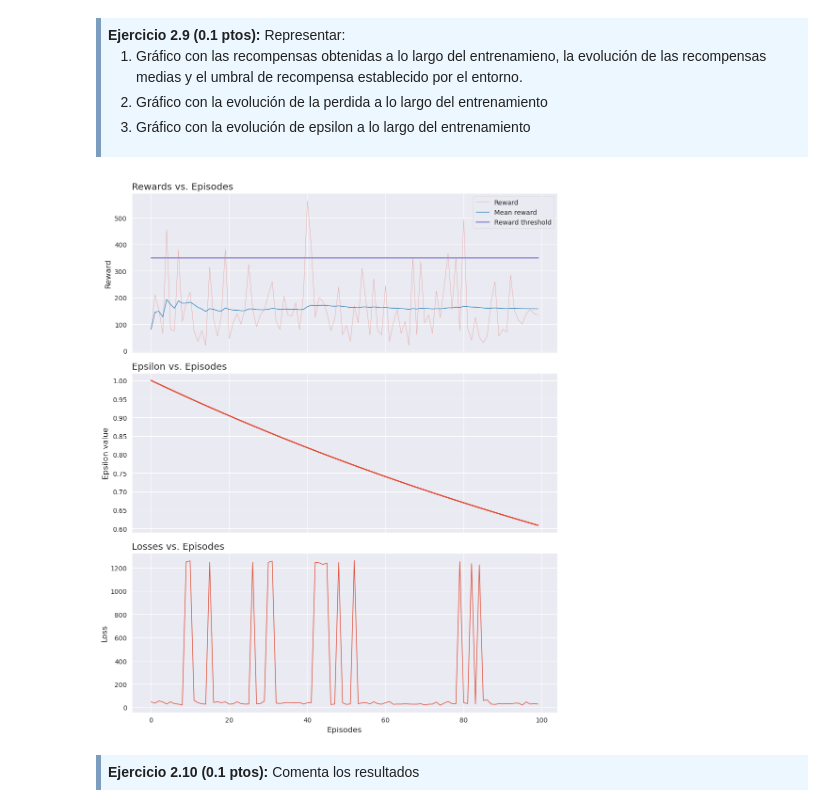
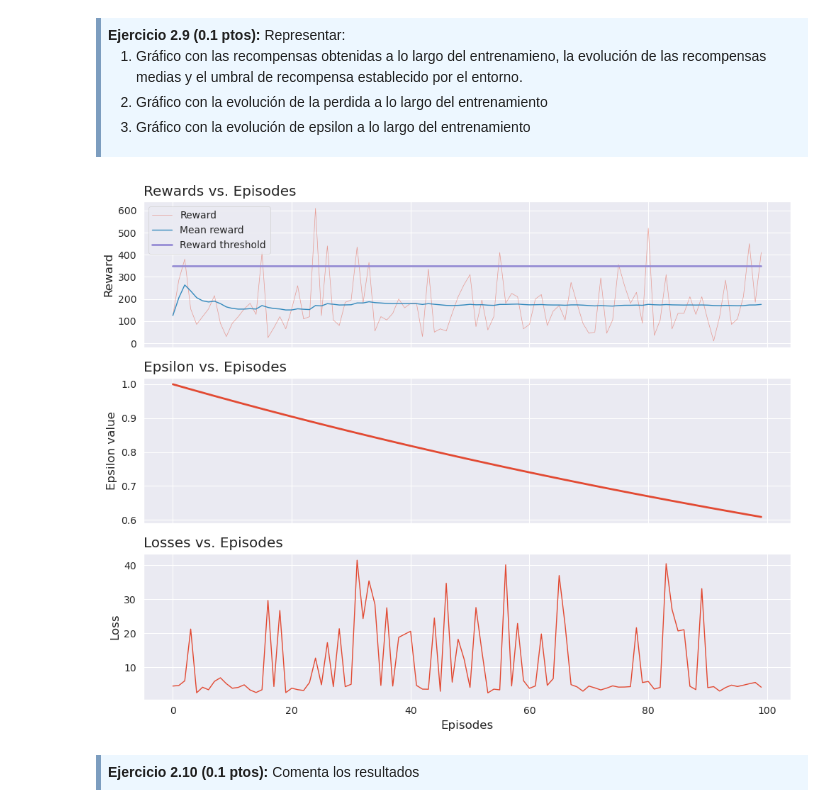
Before and after one commit to gvillalba86/ReinforcementLearning, a Jupyter notebook: PEC2_Approximation_Models/M2.883_2022_1_PEC2-gvillalbaa.ipynb, the cells around one changed output. Cells and saved outputs as stored; diff of their text form; code cells hidden in the pictures.

```diff
--- a/PEC2_Approximation_Models/M2.883_2022_1_PEC2-gvillalbaa.ipynb
+++ b/PEC2_Approximation_Models/M2.883_2022_1_PEC2-gvillalbaa.ipynb
@@ -789,6 +781,7 @@ class DQNAgent:
         nblock: bloque de los X últimos episodios de los que se calculará la media de recompensa
         reward_threshold: umbral de recompensa
         device: dispositivo
+        actions: array de acciones posibles
         """
 
         self.env = env
@@ -802,6 +795,7 @@ class DQNAgent:
         self.nblock = nblock
         self.reward_threshold = reward_threshold
         self.device = device
+        self.actions = [i for i in range(env.action_space.n)]
         self.initialize()
 
     ###############################################################
@@ -819,13 +813,23 @@ class DQNAgent:
         self.state0 = self.env.reset()
 
 
+    ### e-greedy method
+    def get_action(self, state, epsilon=0.05):
+        if np.random.random() < epsilon:
+            action = np.random.choice(self.actions)
+        else:
+            qvals = self.main_network.get_qvals(state)
+            action= torch.max(qvals, dim=-1)[1].item()
+        return action
+
+
     #################################################################################
     ######TODO 3:  Tomar nueva acción ###############################################
     def take_step(self, eps, mode='train'):
         if mode == 'explore':
             action = self.env.action_space.sample()  # acción aleatoria en el burn-in
         else:
-            action = self.main_network.get_action(self.state0, eps)# acción a partir del valor de Q (elección de la acción con mejor Q)
+            action = self.get_action(self.state0, eps)# acción a partir del valor de Q (elección de la acción con mejor Q)
             self.step_count += 1
 
         #TODO: Realización de la acción y obtención del nuevo estado y la recompensa.
@@ -886,7 +890,8 @@ class DQNAgent:
                     ##################################################################
                     self.training_rewards.append(self.total_reward) # guardamos las recompensas obtenidas
                     self.epsilons.append(self.epsilon) # guardamos los epsilon
-                    self.losses.append(max(self.update_loss)) # guardamos las pérdidas
+                    ep_loss = np.mean(np.array(self.update_loss)) # calculamos la media de la loss
+                    self.losses.append(ep_loss) # guardamos las pérdidas
 
                     #######################################################################################
                     ###TODO 7: calcular la media de recompensa de los últimos X episodios, y almacenar#####
@@ -897,7 +902,7 @@ class DQNAgent:
                     ### Add to tensorboard
                     if self.writer is not None:
                         self.writer.add_scalar("epsilon", self.epsilon, episode)
-                        self.writer.add_scalar("loss", max(self.update_loss), episode)
+                        self.writer.add_scalar("loss", ep_loss, episode)
                         self.writer.add_scalar("reward", self.total_reward, episode)
                         self.writer.add_scalar("mean_reward", mean_rewards, episode)
 
@@ -905,8 +910,8 @@ class DQNAgent:
 
                     ##################################################################
 
-                    print("\rEpisode {:d} Mean Rewards {:.2f} Epsilon {} , Maximo {:.2f}\t\t".format(
-                        episode, mean_rewards, self.epsilon,maximo), end="")
+                    print("\rEpisode {:d} Mean Rewards {:.2f} Epsilon {} , Loss {:.2f}\t\t".format(
+                        episode, mean_rewards, self.epsilon, ep_loss), end="")
 
                     # Comprobar si se ha llegado al máximo de episodios
                     if episode >= max_episodes:
@@ -1010,7 +1015,7 @@ device = "cuda" if torch.cuda.is_available() else "cpu"
 print(f'Using device: {device}')
 
 # SummaryWriter to send to TensorBoard
-writer = SummaryWriter()
+writer = SummaryWriter(Path('runs') / 'DQN' / datetime.now().strftime("%Y-%m-%d_%H-%M-%S"))
 
 # Experience Replay Buffer
 buffer = experienceReplayBuffer(memory_size=MEMORY_SIZE, burn_in=BURN_IN)
@@ -1020,7 +1025,7 @@ dqn = DQN_CNN(env, learning_rate=LR, device=device)
 writer.add_graph(dqn, torch.Tensor(env.reset()).to(device).unsqueeze(0))
 
 # Agent definition
-agent = DQNAgent(
+DQN_agent = DQNAgent(
     env=env,
     main_network=dqn,
     device=device,
@@ -1034,7 +1039,7 @@ agent = DQNAgent(
     )
 
 # Train agent
-agent.train(
+DQN_agent.train(
     gamma=GAMMA,
     max_episodes=MAX_EPISODES,
     batch_size=BATCH_SIZE,
@@ -1056,38 +1061,38 @@ Episode limit reached.
         <li>Gráfico con la evolución de epsilon a lo largo del entrenamiento</li>
 </div>
 # %%
-def plot_results(rewards=0, mean_rewards=0, reward_threshold=0, losses=0, epsilon=0):
+def plot_results(rewards:list, mean_rewards:list, reward_threshold:int, losses:list, epsilon:list):
     sns.set_style('darkgrid')
     # Rewards
-    fig, ax = plt.subplots(3, 1, figsize=(10, 12), sharex=True)
-    episodes = range(len(agent.training_rewards))
+    fig, ax = plt.subplots(3, 1, figsize=(10, 8), sharex=True)
+    episodes = range(len(rewards))
     sns.lineplot(x=episodes, y=rewards, label='Reward', ax=ax[0], lw=0.5, alpha=0.5)
     sns.lineplot(x=episodes, y=mean_rewards, label='Mean reward', ax=ax[0], lw=1)
     sns.lineplot(x=episodes, y=reward_threshold, label='Reward threshold', ax=ax[0])
     ax[0].set_title('Rewards vs. Episodes')
     ax[0].set_xlabel('Episodes')
     ax[0].set_ylabel('Reward')
     # Epsilon
     sns.lineplot(x=episodes, y=epsilon, ax=ax[1])
     ax[1].set_title('Epsilon vs. Episodes')
     ax[1].set_xlabel('Episodes')
     ax[1].set_ylabel('Epsilon value')
     # Losses
     sns.lineplot(x=episodes, y=losses, ax=ax[2], lw=1)
     ax[2].set_title('Losses vs. Episodes')
     ax[2].set_xlabel('Episodes')
     ax[2].set_ylabel('Loss')
     plt.tight_layout()
     plt.show()
 
 
-plot_results(rewards = agent.training_rewards,
-             mean_rewards = agent.mean_training_rewards,
-             reward_threshold = agent.reward_threshold,
-             losses = agent.losses,
-             epsilon = agent.epsilons)
+plot_results(rewards = DQN_agent.training_rewards,
+             mean_rewards = DQN_agent.mean_training_rewards,
+             reward_threshold = DQN_agent.reward_threshold,
+             losses = DQN_agent.losses,
+             epsilon = DQN_agent.epsilons)
 # %% [output]
-[figure, old version]
+[figure, new version]
 # %% [markdown]
 <div style="background-color: #EDF7FF; border-color: #7C9DBF; border-left: 5px solid #7C9DBF; padding: 0.5em;">
     <strong>Ejercicio 2.10 (0.1 ptos):</strong> Comenta los resultados
```
Also changed, not shown: parts of 27 cells of this notebook.
